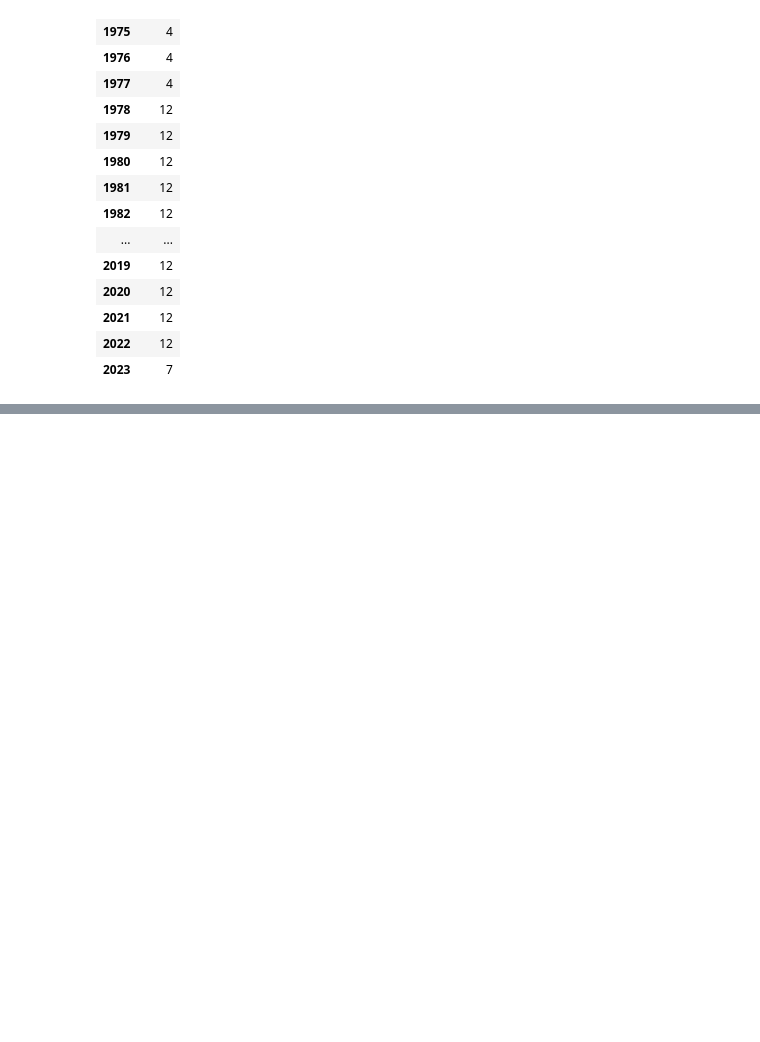
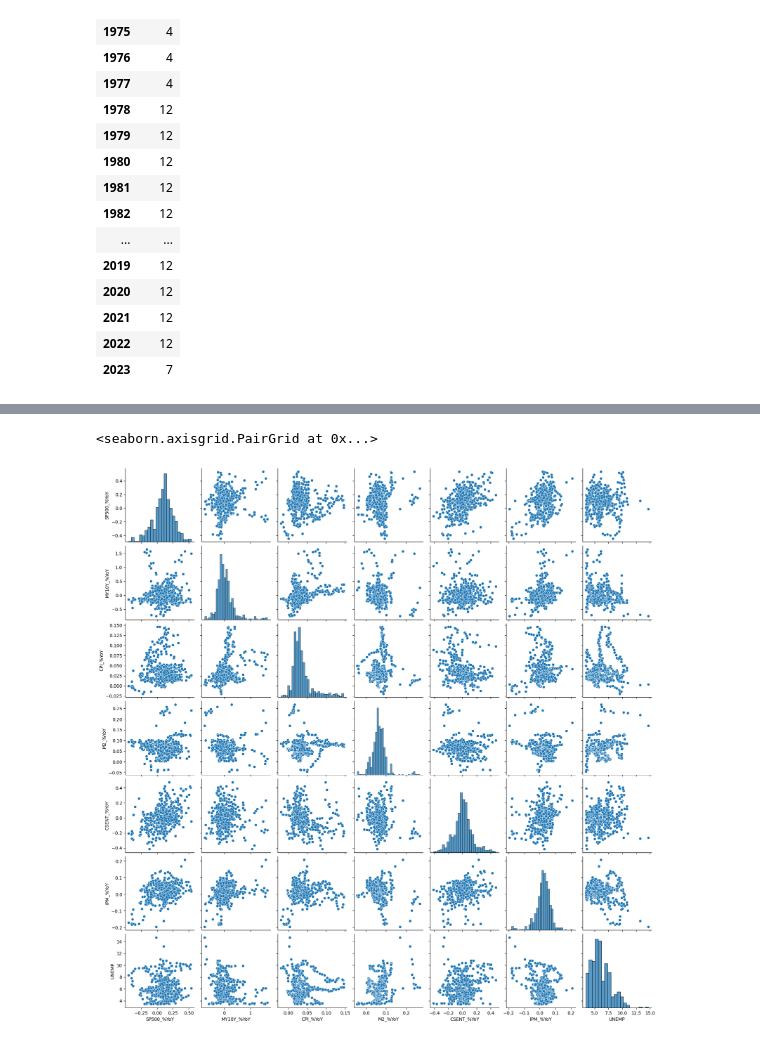
Before and after one commit to RanArino/Course_Projects, a Jupyter notebook: BDM500_PredictiveAnalysis/Projects/get_data.ipynb, the cells around one changed output, grey strips where cells are left out. Saved outputs shown, nothing was run; the diff lists cells and outputs as text; code cells hidden in the pictures; blank space fills up the shorter version.

Commit message:
scatter matrix

```diff
--- a/BDM500_PredictiveAnalysis/Projects/get_data.ipynb
+++ b/BDM500_PredictiveAnalysis/Projects/get_data.ipynb
@@ -136,0 +125,21 @@ df_clean.head()
+# %%
+# define collections of columns
+normal = []
+YoY = []
+
+cols = list(df.columns)[3:-1]
+for i, col in enumerate(cols):
+    if i % 2 == 0:
+        normal.append(col)
+    else:
+        YoY.append(col)
+
+# add 'UNEMP' for all collections
+normal.append('UNEMP')
+YoY.append('UNEMP')
+# %%
+# check correlation ("normal" collections)
+sns.pairplot(df[YoY])
+# %% [output]
+<seaborn.axisgrid.PairGrid at 0x...>
+[figure, added]
```
Also changed, not shown: parts of 7 cells of this notebook.
